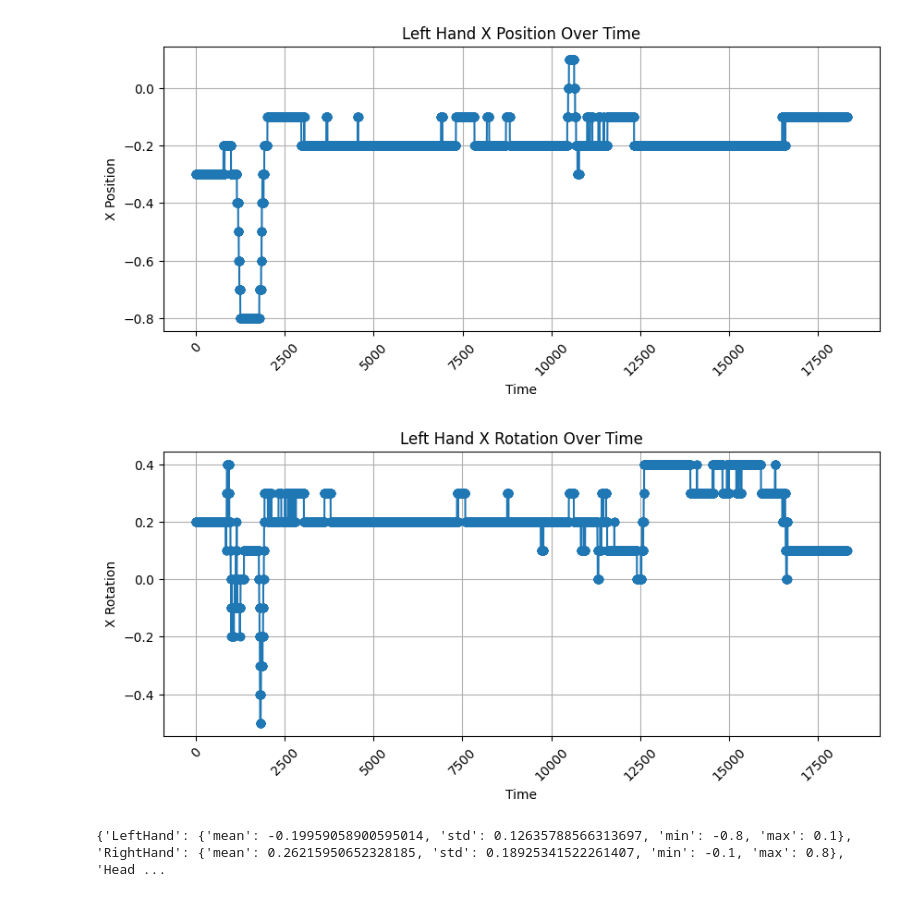
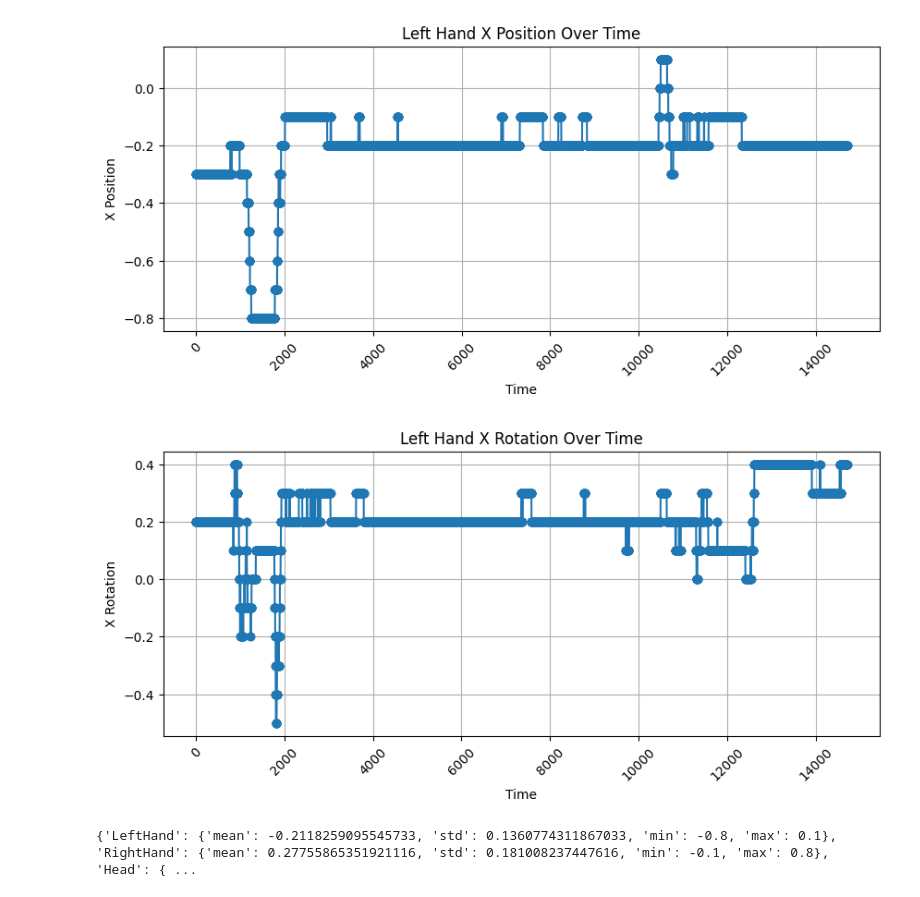
Before and after one commit to yumi-jun/Data_Analysis, a Jupyter notebook: 재활훈련_시계열.ipynb, the cells around one changed output. Drawn from its saved outputs; the diff is of its cells as text; code cells hidden in the pictures.

```diff
--- a/재활훈련_시계열.ipynb
+++ b/재활훈련_시계열.ipynb
@@ -5,7 +5,7 @@ import pandas as pd
 import re
 
 # 데이터 로드
-file_path ='TrackerData (1).csv'
+file_path ='TrackerData.csv'
 data = pd.read_csv(file_path, delimiter=';')
 
 # 데이터 파싱 함수
@@ -64,7 +64,7 @@ import matplotlib.pyplot as plt
 import re
 
 # 데이터 로드
-file_path = 'TrackerData (1).csv'
+file_path = 'TrackerData.csv'
 data = pd.read_csv(file_path, delimiter=';')
 
 # 데이터 파싱 함수
@@ -100,36 +100,36 @@ def calculate_descriptive_stats(data):
         "mean": np.mean(filtered_data),
         "std": np.std(filtered_data),
         "min": np.min(filtered_data),
         "max": np.max(filtered_data)
     }
 
 # 각 추적 포인트의 X 위치 및 X 회전에 대한 기술 통계
 stats_positions = {point: calculate_descriptive_stats([pos[0] for pos in positions[point]])
                    for point in positions}
 stats_rotations = {point: calculate_descriptive_stats([rot[0] for rot in rotations[point]])
                    for point in rotations}
 
 # 시계열 시각화
 def plot_time_series(data, title, y_label):
     plt.figure(figsize=(10, 4))
     plt.plot(data, marker='o', linestyle='-')
     plt.title(title)
     plt.xlabel('Time')
     plt.ylabel(y_label)
     plt.grid(True)
     plt.xticks(rotation=45)
     plt.show()
 
 # 선택된 추적 포인트의 X 위치 및 X 회전 시각화
 plot_time_series([pos[0] for pos in positions['LeftHand']], 'Left Hand X Position Over Time', 'X Position')
 plot_time_series([rot[0] for rot in rotations['LeftHand']], 'Left Hand X Rotation Over Time', 'X Rotation')
 
 # 기술 통계 결과 출력
 print(stats_positions, stats_rotations)
 # %% [output]
-[figure, old version]
+[figure, new version]
-[figure, old version]
+[figure, new version]
-{'LeftHand': {'mean': -0.19959058900595014, 'std': 0.12635788566313697, 'min': -0.8, 'max': 0.1}, 'RightHand': {'mean': 0.26215950652328185, 'std': 0.18925341522261407, 'min': -0.1, 'max': 0.8}, 'Head ...
+{'LeftHand': {'mean': -0.2118259095545733, 'std': 0.1360774311867033, 'min': -0.8, 'max': 0.1}, 'RightHand': {'mean': 0.27755865351921116, 'std': 0.181008237447616, 'min': -0.1, 'max': 0.8}, 'Head': { ...
 # %%
 # 시각화 함수 확장 - X, Y, Z 위치 및 회전 시각화
 def plot_time_series_xyz(positions, rotations, point_name):
```
Also changed, not shown: parts of 5 cells of this notebook.
